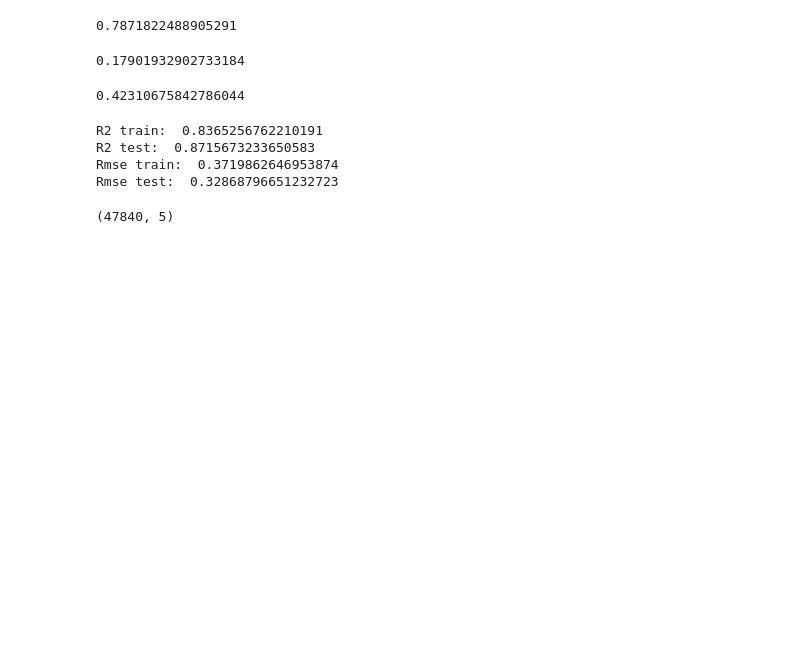
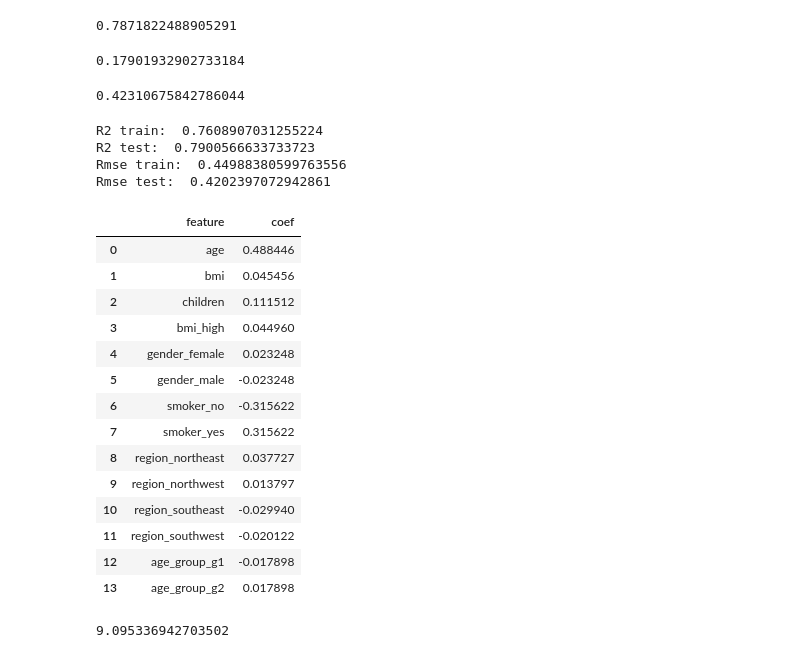
Before and after one commit to abulbasar/machine-learning, a Jupyter notebook: demos/Day 2 - regression.ipynb, the cells around one changed output. Saved outputs shown, nothing was run; the diff lists cells and outputs as text; code cells hidden in the pictures; blank space fills up the shorter version.

```diff
--- a/demos/Day 2 - regression.ipynb
+++ b/demos/Day 2 - regression.ipynb
@@ -231,13 +231,14 @@ X["age_group"] = np.where(df.age > 60, "g1", "g2")
 X["bmi_high"] = np.where(df.bmi > 30, 1, 0)
 
 X = pd.get_dummies(X)
+features = X.columns
 
 X_train, X_test, y_train, y_test = model_selection.train_test_split(X.values, y.values
                 , test_size = 0.3, random_state = 1)
 
-poly = preprocessing.PolynomialFeatures(degree=2, include_bias=False)
-X_train = poly.fit_transform(X_train)
-X_test = poly.transform(X_test)
+#poly = preprocessing.PolynomialFeatures(degree=2, include_bias=False)
+#X_train = poly.fit_transform(X_train)
+#X_test = poly.transform(X_test)
 
 scaler = preprocessing.StandardScaler()
 
@@ -259,13 +260,29 @@ print("R2 test: ", metrics.r2_score(y_test, y_test_pred))
 print("Rmse train: ", metrics.mean_squared_error(y_train, y_train_pred) ** 0.5)
 print("Rmse test: ", metrics.mean_squared_error(y_test, y_test_pred) ** 0.5)
 # %% [output]
-R2 train:  0.8365256762210191
-R2 test:  0.8715673233650583
-Rmse train:  0.3719862646953874
-Rmse test:  0.32868796651232723
+R2 train:  0.7608907031255224
+R2 test:  0.7900566633733723
+Rmse train:  0.44988380599763556
+Rmse test:  0.4202397072942861
-# %%
-df = pd.read_excel("/Users/abasar/Downloads/CCPP/Folds5x2_pp.xlsx", sheet_name=None)
-df = pd.concat(df.values())
-df.shape
-# %% [output]
-(47840, 5)
+# %%
+pd.DataFrame({"feature": features, "coef":est.coef_})
+# %% [output]
+|  | feature | coef |
+| 0 | age | 0.488446 |
+| 1 | bmi | 0.045456 |
+| 2 | children | 0.111512 |
+| 3 | bmi_high | 0.044960 |
+| 4 | gender_female | 0.023248 |
+| 5 | gender_male | -0.023248 |
+| 6 | smoker_no | -0.315622 |
+| 7 | smoker_yes | 0.315622 |
+| 8 | region_northeast | 0.037727 |
+| 9 | region_northwest | 0.013797 |
+| 10 | region_southeast | -0.029940 |
+| 11 | region_southwest | -0.020122 |
+| 12 | age_group_g1 | -0.017898 |
+| 13 | age_group_g2 | 0.017898 |
+# %%
+est.intercept_
+# %% [output]
+9.095336942703502
```
